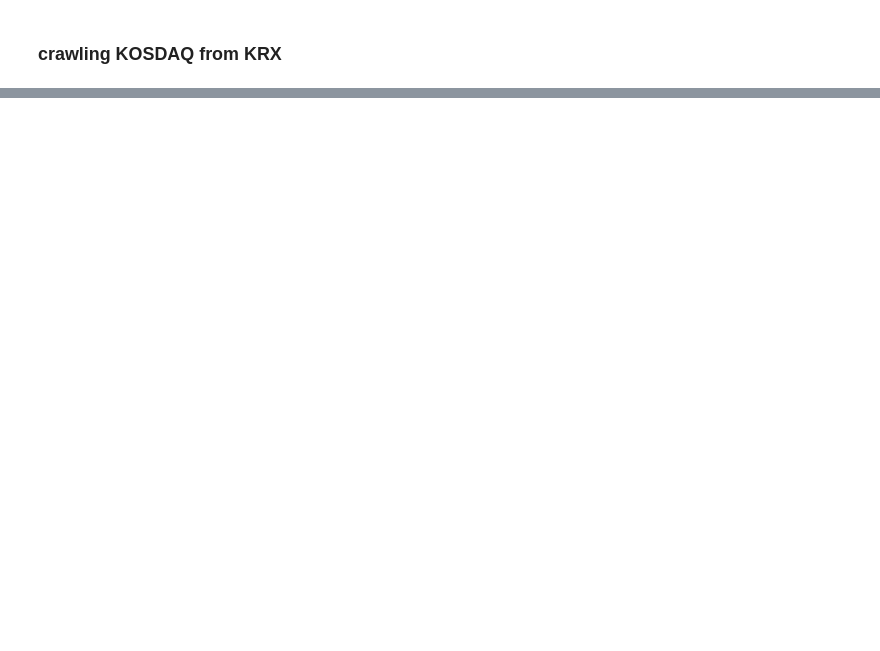
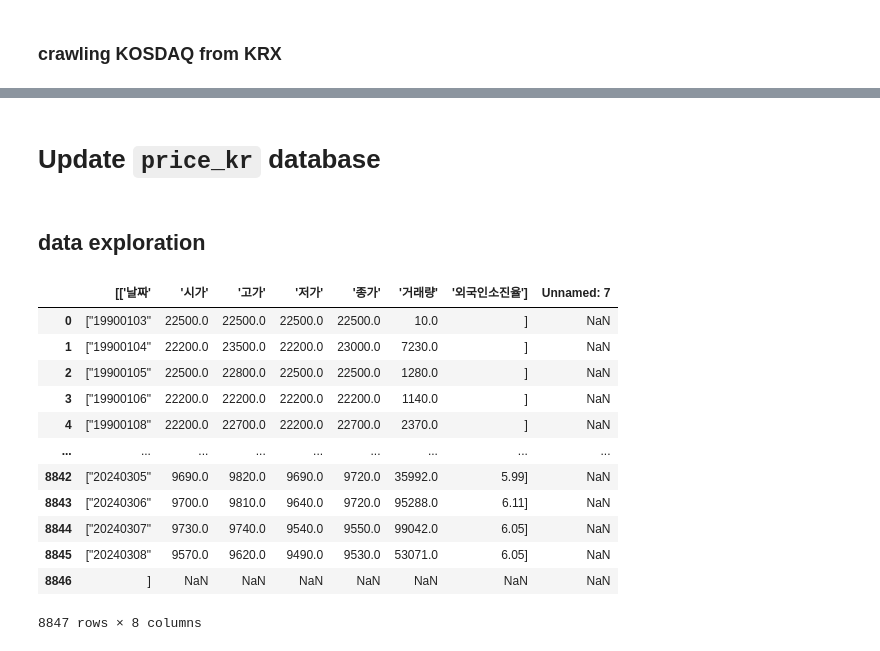
Before and after one commit to ahn283/projects, a Jupyter notebook: trader/data_manager.ipynb, the cells around one changed output, grey strips where cells are left out. Cells and saved outputs as stored; diff of their text form; code cells hidden in the pictures; blank space fills up the shorter version.

```diff
--- a/trader/data_manager.ipynb
+++ b/trader/data_manager.ipynb
@@ -294,0 +581,35 @@ generating OTP mktID: ALL
+# %% [markdown]
+# Update `price_kr` database
+# %% [markdown]
+## data exploration
+# %%
+# crawling stock price
+from dateutil.relativedelta import relativedelta
+import requests as rq
+from io import BytesIO
+from datetime import date
+
+i = 0
+ticker = '000020'
+fr = (date.today() + relativedelta(years=-40)).strftime("%Y%m%d")
+to = (date.today().strftime("%Y%m%d"))
+
+url = f'https://fchart.stock.naver.com/siseJson.nhn?symbol={ticker}&requestType=1&startTime={fr}&endTime={to}&timeframe=day'
+
+data = rq.get(url).content
+data_price = pd.read_csv(BytesIO(data))
+data_price
+# %% [output]
+|  | [['날짜' | '시가' | '고가' | '저가' | '종가' | '거래량' | '외국인소진율'] | Unnamed: 7 |
+| 0 | ["19900103" | 22500.0 | 22500.0 | 22500.0 | 22500.0 | 10.0 | ] | NaN |
+| 1 | ["19900104" | 22200.0 | 23500.0 | 22200.0 | 23000.0 | 7230.0 | ] | NaN |
+| 2 | ["19900105" | 22500.0 | 22800.0 | 22500.0 | 22500.0 | 1280.0 | ] | NaN |
+| 3 | ["19900106" | 22200.0 | 22200.0 | 22200.0 | 22200.0 | 1140.0 | ] | NaN |
+| 4 | ["19900108" | 22200.0 | 22700.0 | 22200.0 | 22700.0 | 2370.0 | ] | NaN |
+| ... | ... | ... | ... | ... | ... | ... | ... | ... |
+| 8842 | ["20240305" | 9690.0 | 9820.0 | 9690.0 | 9720.0 | 35992.0 | 5.99] | NaN |
+| 8843 | ["20240306" | 9700.0 | 9810.0 | 9640.0 | 9720.0 | 95288.0 | 6.11] | NaN |
+| 8844 | ["20240307" | 9730.0 | 9740.0 | 9540.0 | 9550.0 | 99042.0 | 6.05] | NaN |
+| 8845 | ["20240308" | 9570.0 | 9620.0 | 9490.0 | 9530.0 | 53071.0 | 6.05] | NaN |
+| 8846 | ] | NaN | NaN | NaN | NaN | NaN | NaN | NaN |
+8847 rows × 8 columns
```
Also changed, not shown: parts of 36 cells of this notebook.
